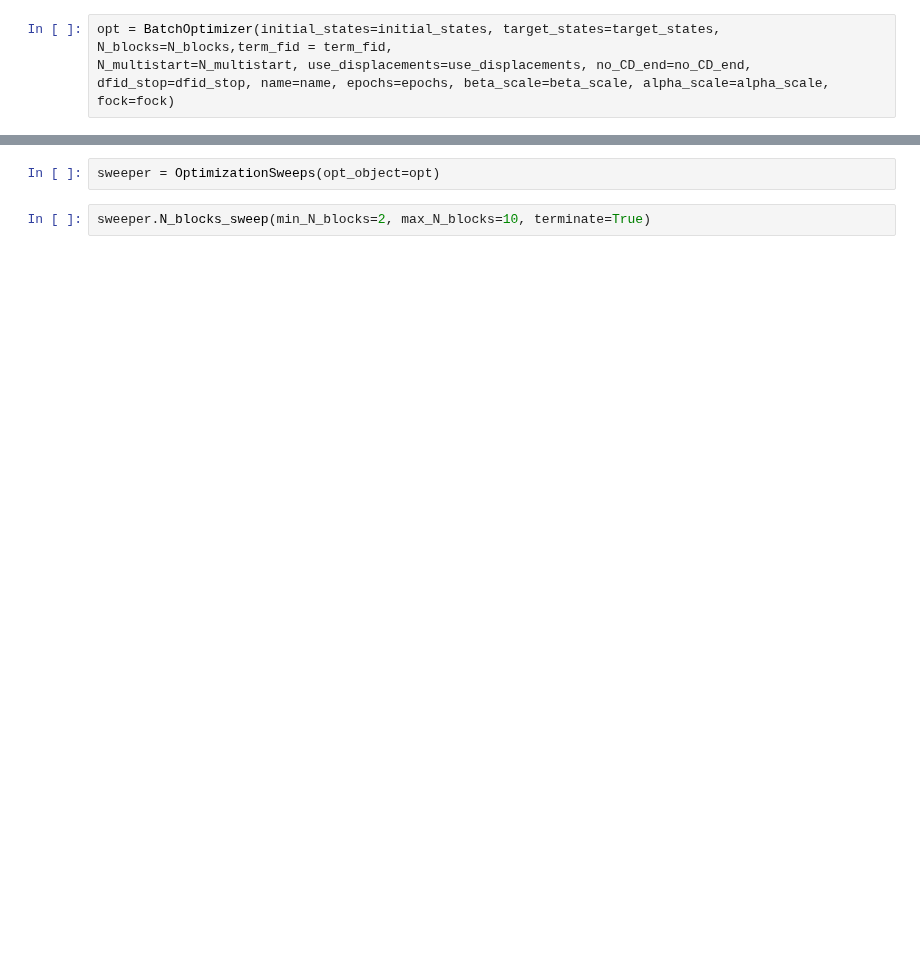
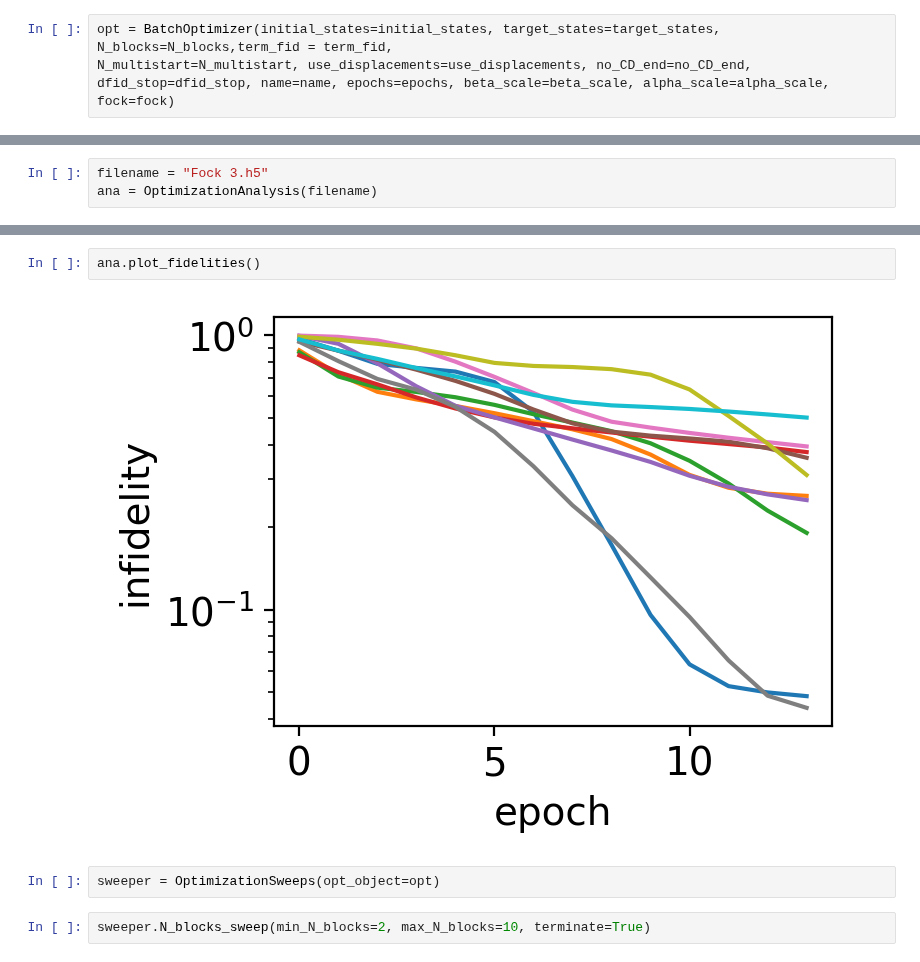
Before and after one commit to alec-eickbusch/ECD_control, a Jupyter notebook: examples/cat_creation.ipynb, the cells around one changed output, grey strips where cells are left out. Saved outputs shown, nothing was run; the diff lists cells and outputs as text; blank space fills up the shorter version.

```diff
--- a/examples/cat_creation.ipynb
+++ b/examples/cat_creation.ipynb
@@ -53,0 +94,3 @@ opt.print_info()
+# %%
+filename = "Fock 3.h5"
+ana = OptimizationAnalysis(filename)
@@ -54,3 +101,7 @@ opt.print_info()
+# %%
+ana.plot_fidelities()
+# %% [output]
+[figure, added]
 # %%
 sweeper = OptimizationSweeps(opt_object=opt)
 # %%
```
Also changed, not shown: parts of 12 cells of this notebook, 3 other files.
